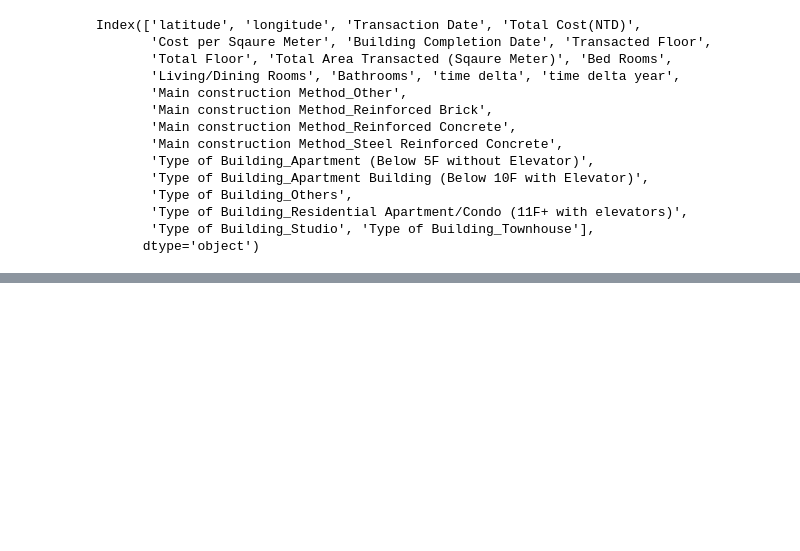
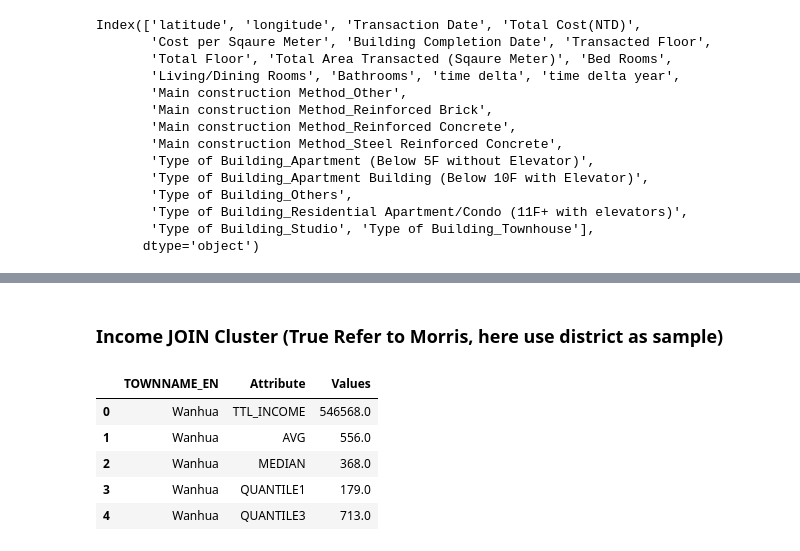
Before and after one commit to Eric-Miao/2022Fall-CIVENG263N-FinalProj, a Jupyter notebook: final_proj_Eric.ipynb, the cells around one changed output, grey strips where cells are left out. Cells and saved outputs as stored; diff of their text form; code cells hidden in the pictures; blank space fills up the shorter version.

```diff
--- a/final_proj_Eric.ipynb
+++ b/final_proj_Eric.ipynb
@@ -709,0 +752,19 @@ intercept: 250998.46136114505
+# %% [markdown]
+### Income JOIN Cluster (True Refer to Morris, here use district as sample)
+# %%
+dfTemp = dfIncome.set_index('TOWNNAME_EN')
+dfTemp = dfTemp[['TTL_INCOME', 'AVG', 'MEDIAN',
+       'QUANTILE1', 'QUANTILE3', 'STD']]
+dfTemp = dfTemp.stack()
+dfTemp = dfTemp.reset_index()
+dfTemp = dfTemp.rename(
+    columns={"level_1": "Attribute", 0: "Values"}
+)
+dfTemp.head()
+# %% [output]
+|  | TOWNNAME_EN | Attribute | Values |
+| 0 | Wanhua | TTL_INCOME | 546568.0 |
+| 1 | Wanhua | AVG | 556.0 |
+| 2 | Wanhua | MEDIAN | 368.0 |
+| 3 | Wanhua | QUANTILE1 | 179.0 |
+| 4 | Wanhua | QUANTILE3 | 713.0 |
```
Also changed, not shown: parts of 22 cells of this notebook, 54 other files.
